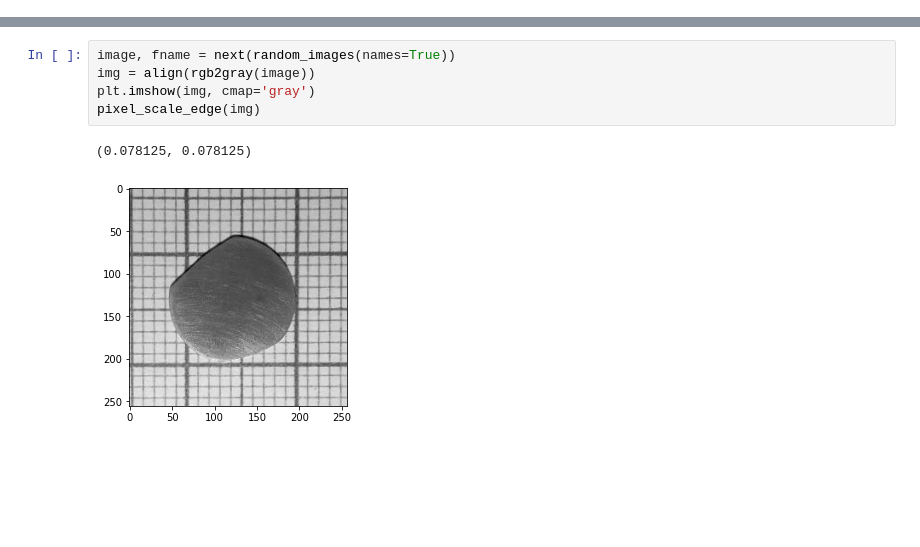
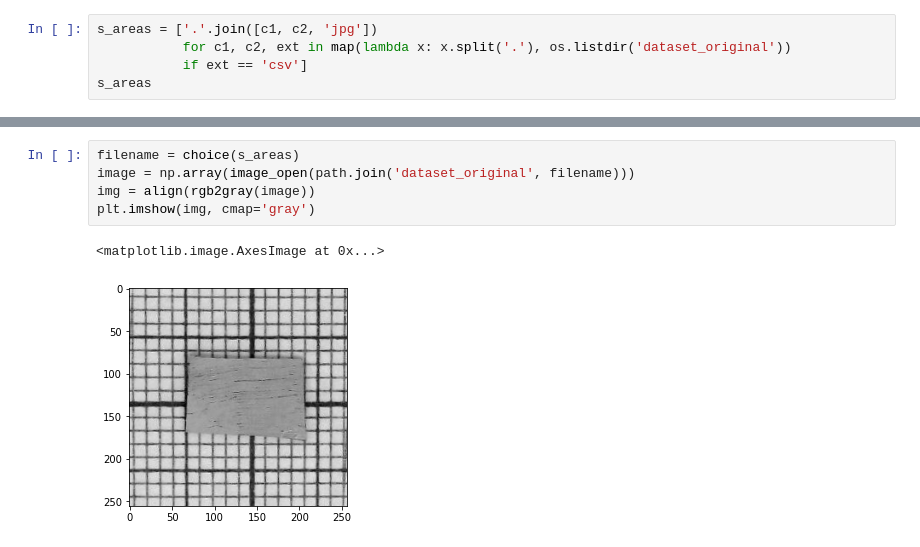
Before and after one commit to JairoSSantos/PAC-project, a Jupyter notebook: cnn/scale-detection-farid.ipynb, the cells around one changed output, grey strips where cells are left out. Cells and saved outputs as stored; diff of their text form; blank space fills up the shorter version.

```diff
--- a/cnn/scale-detection-farid.ipynb
+++ b/cnn/scale-detection-farid.ipynb
@@ -8,3 +9,8 @@ from skimage import filters
 from random import choice
 from scipy import signal
 from skimage.color import gray2rgb
+# %%
+s_areas = ['.'.join([c1, c2, 'jpg'])
+           for c1, c2, ext in map(lambda x: x.split('.'), os.listdir('dataset_original'))
+           if ext == 'csv']
+s_areas
@@ -11,8 +33,8 @@ from skimage.color import gray2rgb
 # %%
-image, fname = next(random_images(names=True))
+filename = choice(s_areas)
+image = np.array(image_open(path.join('dataset_original', filename)))
 img = align(rgb2gray(image))
 plt.imshow(img, cmap='gray')
-pixel_scale_edge(img)
 # %% [output]
-(0.078125, 0.078125)
+<matplotlib.image.AxesImage at 0x...>
-[figure, old version]
+[figure, new version]
```
Also changed, not shown: parts of 22 cells of this notebook, 15 other files.
